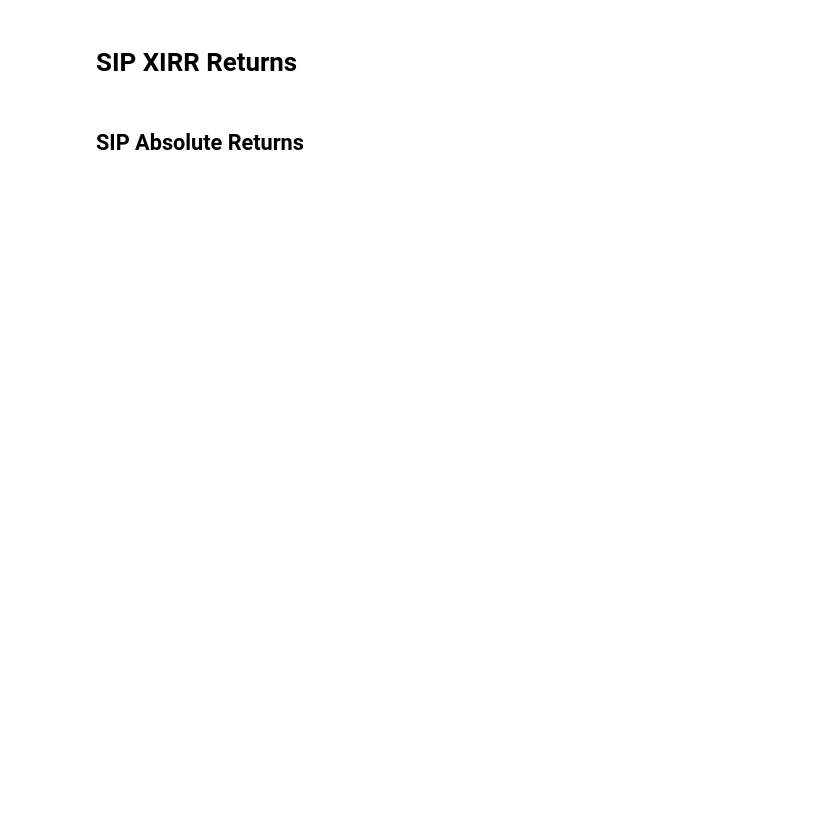
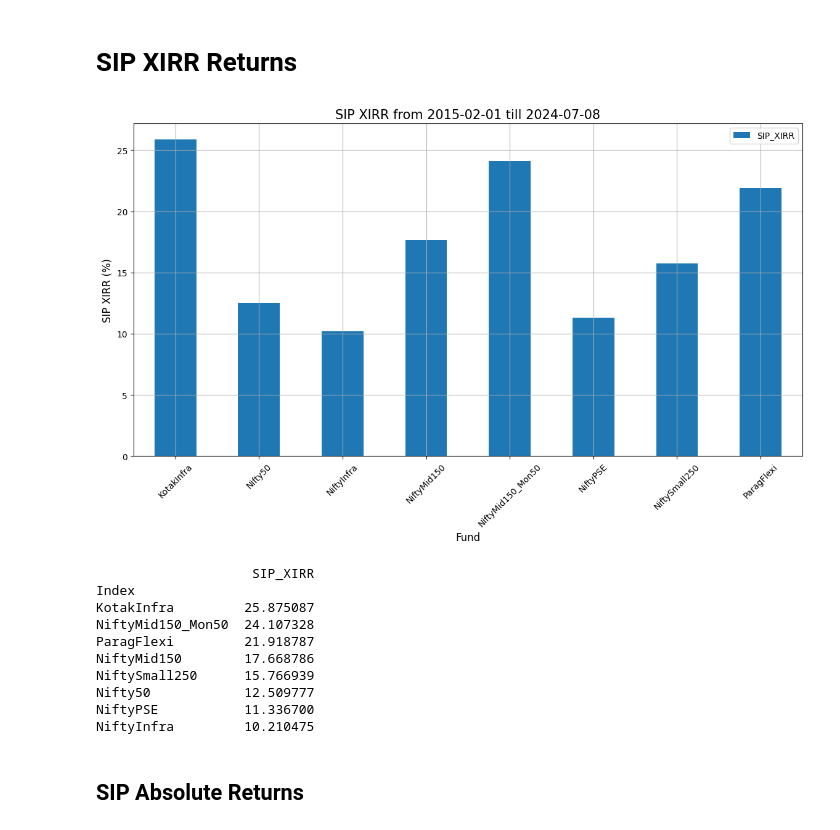
Before and after one commit to vibhorag101/MarketAnalysis, a Jupyter notebook: ReturnAnalysis.ipynb, the cells around one changed output. Drawn from its saved outputs; the diff is of its cells as text; code cells hidden in the pictures; blank space fills up the shorter version.

```diff
--- a/ReturnAnalysis.ipynb
+++ b/ReturnAnalysis.ipynb
@@ -10,7 +10,7 @@ from scipy import optimize
 # %%
 # YY-MM-DD
 # CSV should have Date and Close columns
-start_date = '2005-05-01'
+start_date = '2015-02-01'
 # end_date = '2019-05-01'
 end_date = datetime.now().strftime('%Y-%m-%d')
 file_paths = glob.glob('RunTemp/*.csv')
@@ -204,7 +232,7 @@ def calculate_sip_xirr(file_path, start_date=None, end_date=None):
     # Calculate XIRR
     sip_xirr = xirr(list(zip(dates, cash_flows)))
 
-    return sip_xirr
+    return sip_xirr*100
 
 returns_data = {}
 for file_path in file_paths:
@@ -216,13 +244,25 @@ sip_XIRR = sip_XIRR.set_index('Index')
 # %%
 sip_XIRR.plot.bar(figsize=(14, 7))
 plt.xlabel('Fund', fontsize=12)
 plt.ylabel('SIP XIRR (%)', fontsize=12)
-plt.title(f'SIP SIRR from {start_date} till {end_date}', fontsize=15)
+plt.title(f'SIP XIRR from {start_date} till {end_date}', fontsize=15)
 plt.xticks(rotation=45)
 # plt.yticks(range(-50, 800, 50))
 plt.grid(True)
 plt.show()
 print(sip_XIRR.sort_values('SIP_XIRR', ascending=False))
+# %% [output]
+[figure, added]
+                    SIP_XIRR
+Index
+KotakInfra         25.875087
+NiftyMid150_Mon50  24.107328
+ParagFlexi         21.918787
+NiftyMid150        17.668786
+NiftySmall250      15.766939
+Nifty50            12.509777
+NiftyPSE           11.336700
+NiftyInfra         10.210475
 # %% [markdown]
 ## SIP Absolute Returns
 # %%
```
Also changed, not shown: parts of 6 cells of this notebook.
